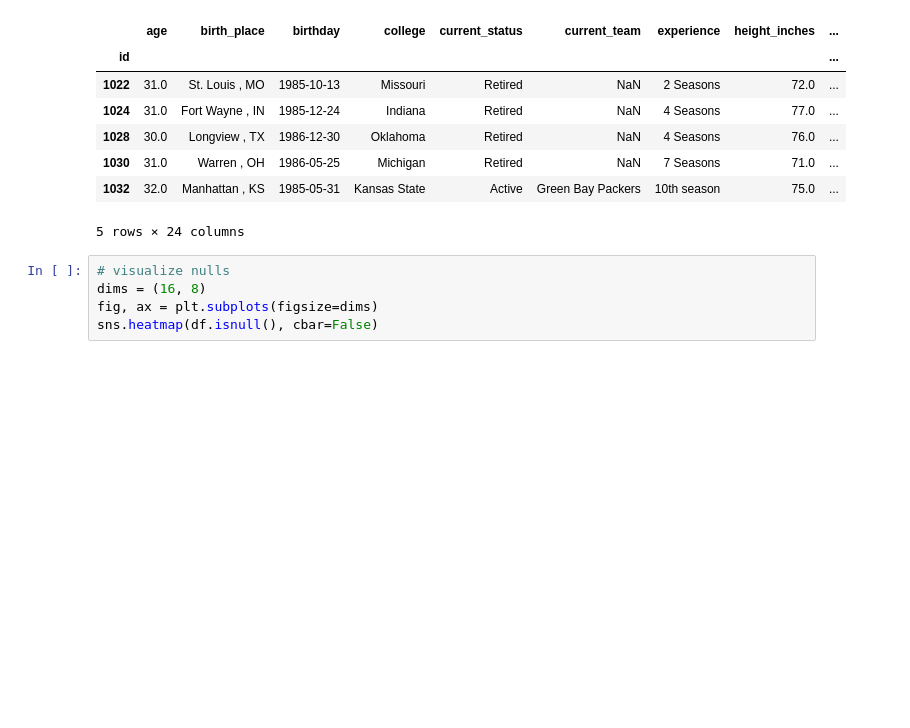
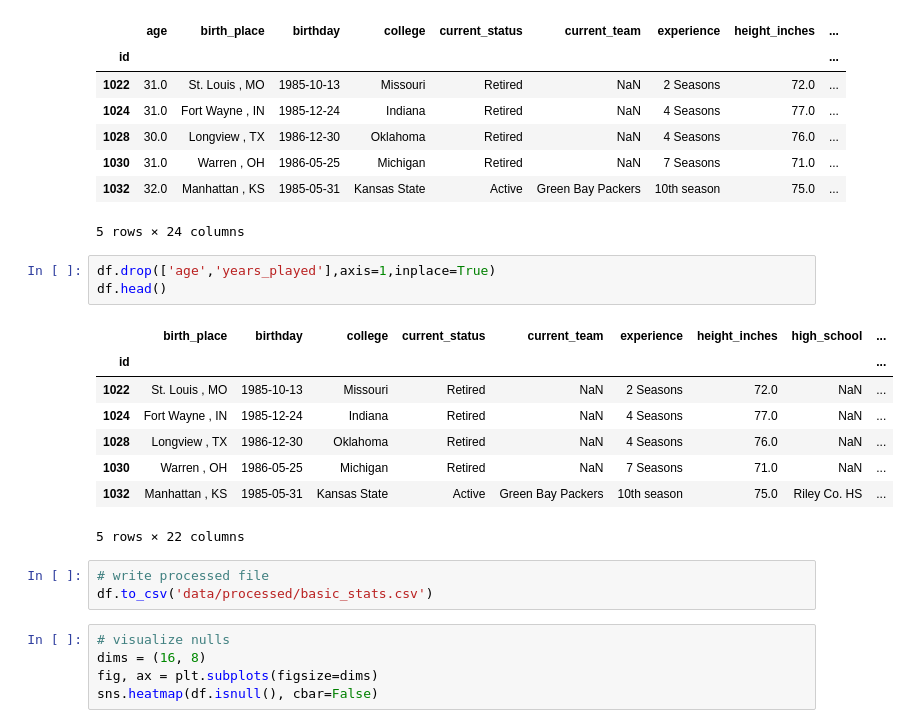
Before and after one commit to ccentola/nfl-eda, a Jupyter notebook: basic_stats.ipynb, the cells around one changed output. Saved outputs shown, nothing was run; the diff lists cells and outputs as text; blank space fills up the shorter version.

Commit message:
added processed file for basic_stats

```diff
--- a/basic_stats.ipynb
+++ b/basic_stats.ipynb
@@ -207,6 +203,21 @@ df.head()
 | 1030 | 31.0 | Warren , OH | 1986-05-25 | Michigan | Retired | NaN | 7 Seasons | 71.0 | ... |
 | 1032 | 32.0 | Manhattan , KS | 1985-05-31 | Kansas State | Active | Green Bay Packers | 10th season | 75.0 | ... |
 5 rows × 24 columns
+# %%
+df.drop(['age','years_played'],axis=1,inplace=True)
+df.head()
+# %% [output]
+|  | birth_place | birthday | college | current_status | current_team | experience | height_inches | high_school | ... |
+| id |  |  |  |  |  |  |  |  | ... |
+| 1022 | St. Louis , MO | 1985-10-13 | Missouri | Retired | NaN | 2 Seasons | 72.0 | NaN | ... |
+| 1024 | Fort Wayne , IN | 1985-12-24 | Indiana | Retired | NaN | 4 Seasons | 77.0 | NaN | ... |
+| 1028 | Longview , TX | 1986-12-30 | Oklahoma | Retired | NaN | 4 Seasons | 76.0 | NaN | ... |
+| 1030 | Warren , OH | 1986-05-25 | Michigan | Retired | NaN | 7 Seasons | 71.0 | NaN | ... |
+| 1032 | Manhattan , KS | 1985-05-31 | Kansas State | Active | Green Bay Packers | 10th season | 75.0 | Riley Co. HS | ... |
+5 rows × 22 columns
+# %%
+# write processed file
+df.to_csv('data/processed/basic_stats.csv')
 # %%
 # visualize nulls
 dims = (16, 8)
```
Also changed, not shown: parts of 17 cells of this notebook, 1 other file.
